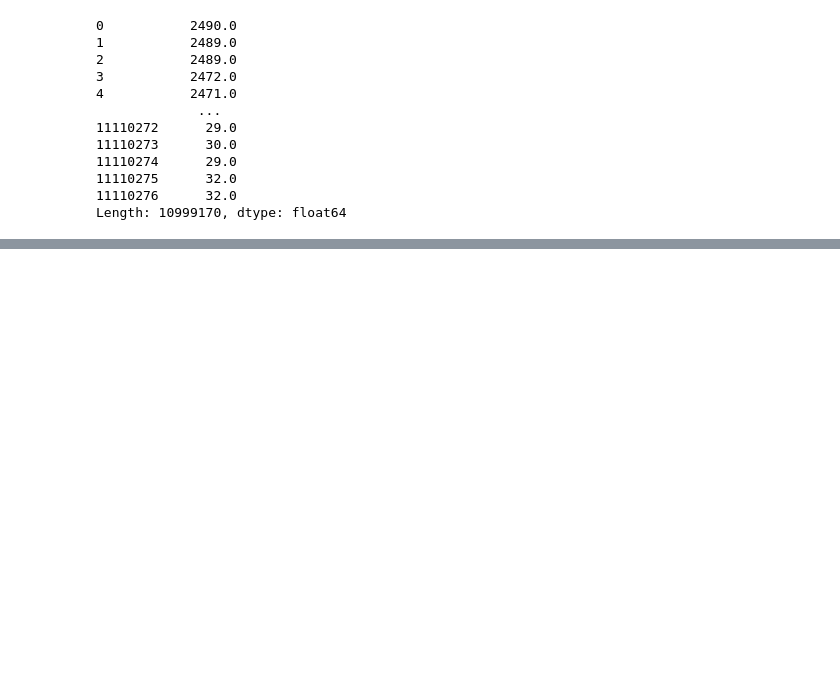
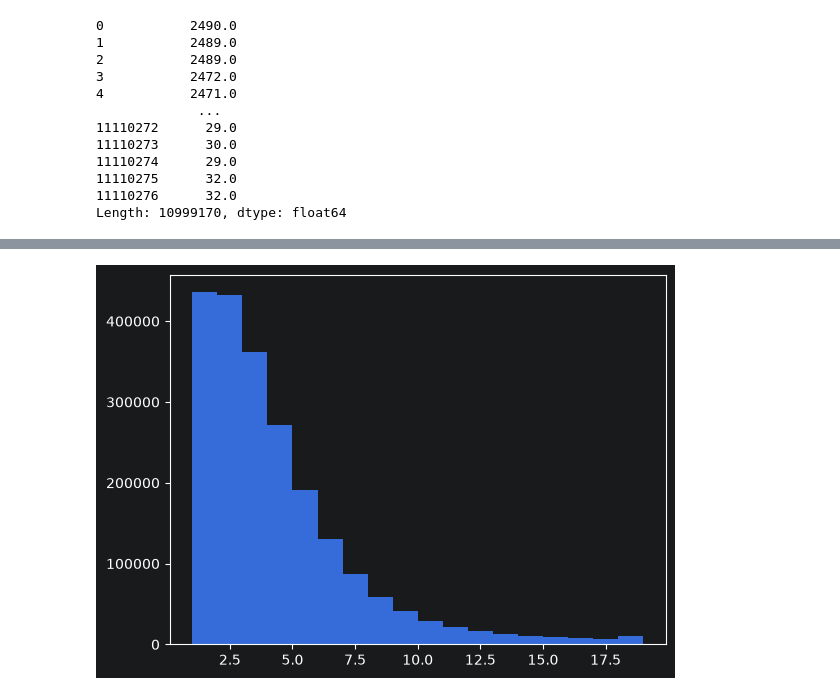
Before and after one commit to wiedzmin1414/bitcoin-node-data, a Jupyter notebook: analiza_czasow_przybycia_tranzakcji.ipynb, the cells around one changed output, grey strips where cells are left out. Cells and saved outputs as stored; diff of their text form; code cells hidden in the pictures; blank space fills up the shorter version.

```diff
--- a/analiza_czasow_przybycia_tranzakcji.ipynb
+++ b/analiza_czasow_przybycia_tranzakcji.ipynb
@@ -510,0 +601,5 @@ plt.show()
+# %%
+plt.hist(ile140, bins = [i for i in range(1, 20)])
+plt.show()
+# %% [output]
+[figure, added]
```
Also changed, not shown: parts of 31 cells of this notebook, 1 other file.
